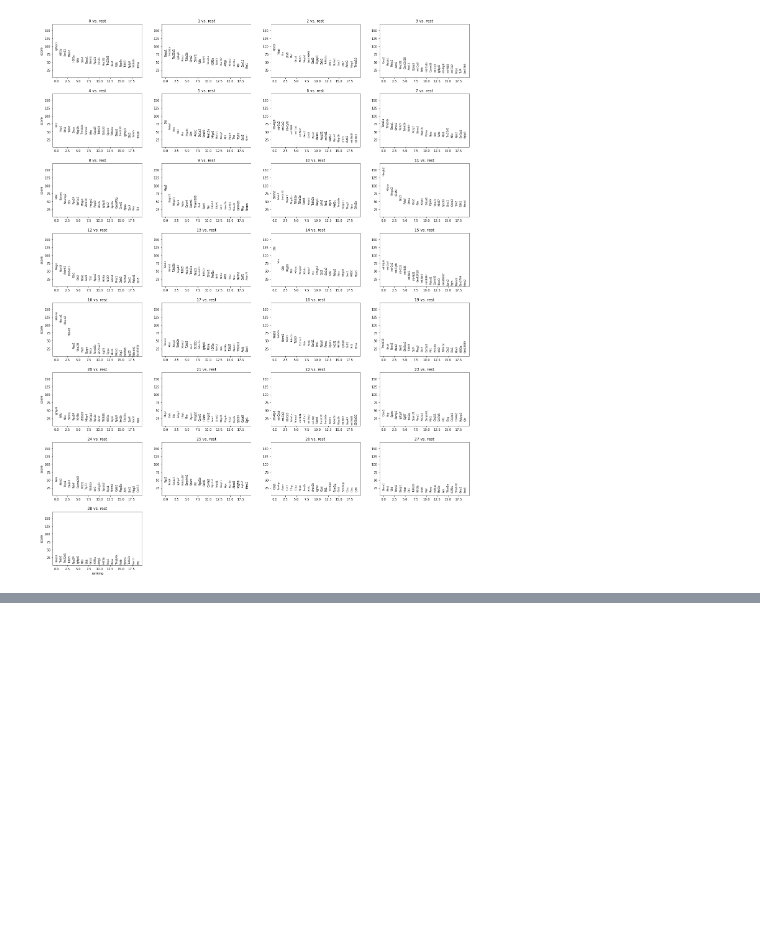
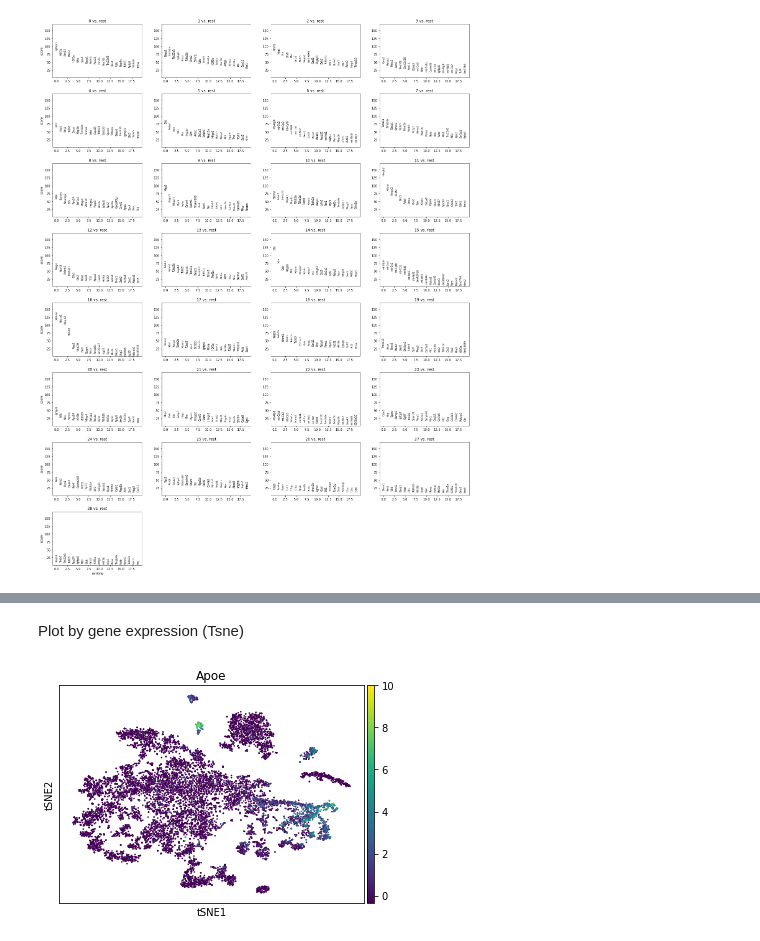
Before and after one commit to rgenner/qbb2021-answers, a Jupyter notebook: week10/Week10.ipynb, the cells around one changed output, grey strips where cells are left out. Drawn from its saved outputs; the diff is of its cells as text; code cells hidden in the pictures; blank space fills up the shorter version.

```diff
--- a/week10/Week10.ipynb
+++ b/week10/Week10.ipynb
@@ -72,0 +104,6 @@ sc.pl.rank_genes_groups(adata_filt)
+# %% [markdown]
+Plot by gene expression (Tsne)
+# %%
+sc.pl.tsne(adata_filt, color="Apoe", vmax=10) #Microglia?
+# %% [output]
+[figure, added]
```
Also changed, not shown: parts of 18 cells of this notebook.
